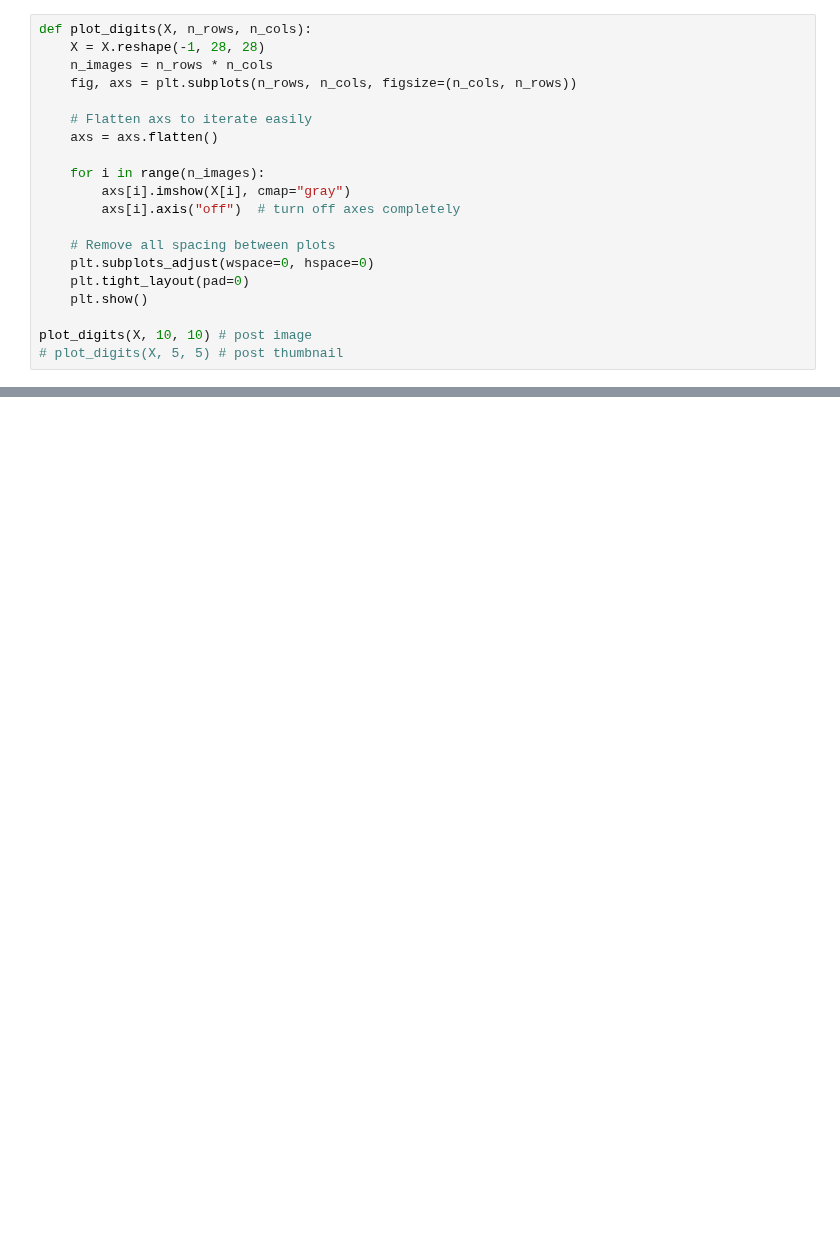
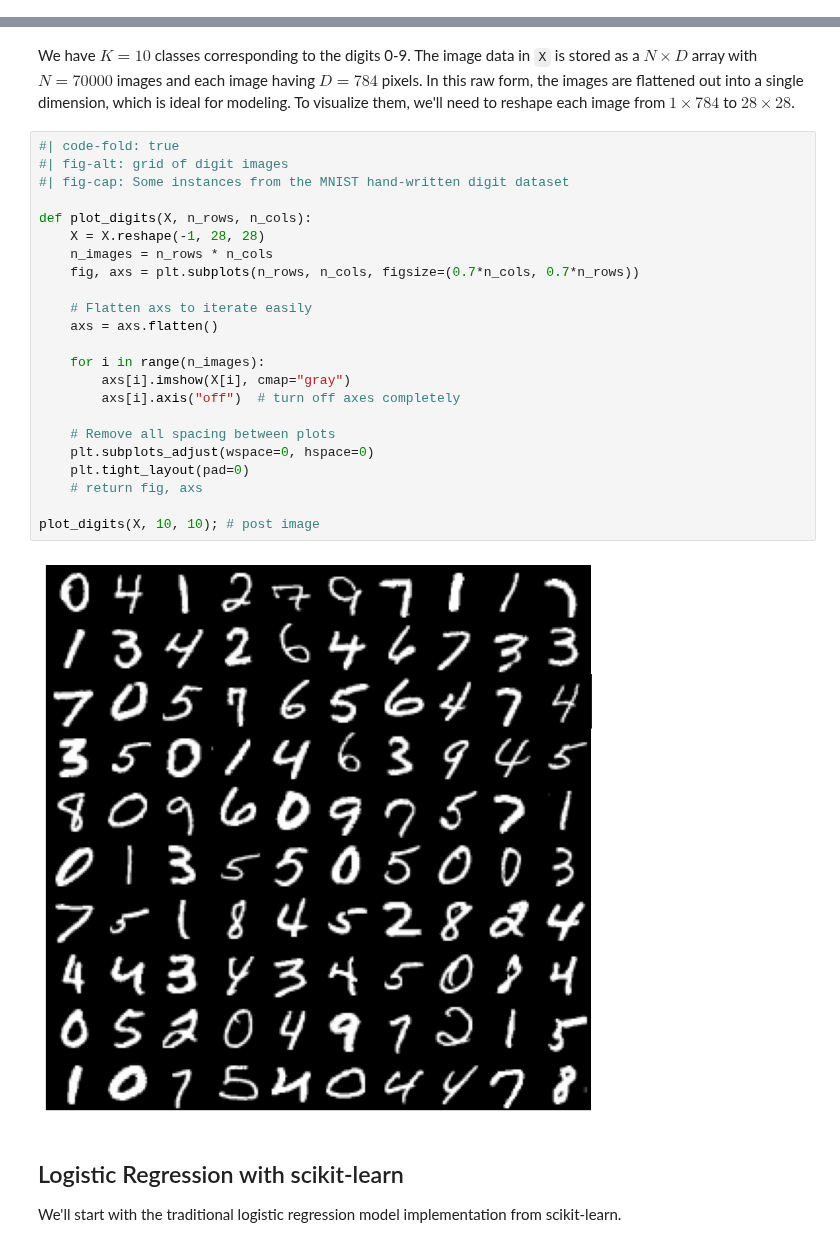
Before and after one commit to mcb00/rr-blog, a Jupyter notebook: posts/logistic-regression-with-pytorch/nn.ipynb, the cells around one changed output, grey strips where cells are left out. Saved outputs shown, nothing was run; the diff lists cells and outputs as text; blank space fills up the shorter version.

```diff
--- a/posts/logistic-regression-with-pytorch/nn.ipynb
+++ b/posts/logistic-regression-with-pytorch/nn.ipynb
@@ -54,20 +0,0 @@ X_test = scaler.transform(X_test)
-# %%
-def plot_digits(X, n_rows, n_cols):
-    X = X.reshape(-1, 28, 28)
-    n_images = n_rows * n_cols
-    fig, axs = plt.subplots(n_rows, n_cols, figsize=(n_cols, n_rows))
-
-    # Flatten axs to iterate easily
-    axs = axs.flatten()
-
-    for i in range(n_images):
-        axs[i].imshow(X[i], cmap="gray")
-        axs[i].axis("off")  # turn off axes completely
-
-    # Remove all spacing between plots
-    plt.subplots_adjust(wspace=0, hspace=0)
-    plt.tight_layout(pad=0)
-    plt.show()
-
-plot_digits(X, 10, 10) # post image
-# plot_digits(X, 5, 5) # post thumbnail
@@ -419,0 +93,31 @@ opt = torch.optim.SGD(model.parameters())
+# %% [markdown]
+We have $K=10$ classes corresponding to the digits 0-9. The image data in `X` is stored as a $N \times D$ array with $N=70000$ images and each image having $D=784$ pixels. In this raw form, the images are flattened out into a single dimension, which is ideal for modeling. To visualize them, we'll need to reshape each image from $1 \times 784$ to  $28 \times 28$.
+# %%
+#| code-fold: true
+#| fig-alt: grid of digit images
+#| fig-cap: Some instances from the MNIST hand-written digit dataset
+
+def plot_digits(X, n_rows, n_cols):
+    X = X.reshape(-1, 28, 28)
+    n_images = n_rows * n_cols
+    fig, axs = plt.subplots(n_rows, n_cols, figsize=(0.7*n_cols, 0.7*n_rows))
+
+    # Flatten axs to iterate easily
+    axs = axs.flatten()
+
+    for i in range(n_images):
+        axs[i].imshow(X[i], cmap="gray")
+        axs[i].axis("off")  # turn off axes completely
+
+    # Remove all spacing between plots
+    plt.subplots_adjust(wspace=0, hspace=0)
+    plt.tight_layout(pad=0)
+    # return fig, axs
+
+plot_digits(X, 10, 10); # post image
+# %% [output]
+[figure, added]
+# %% [markdown]
+## Logistic Regression with scikit-learn
+
+We'll start with the traditional logistic regression model implementation from scikit-learn.
```
Also changed, not shown: parts of 67 cells of this notebook.
